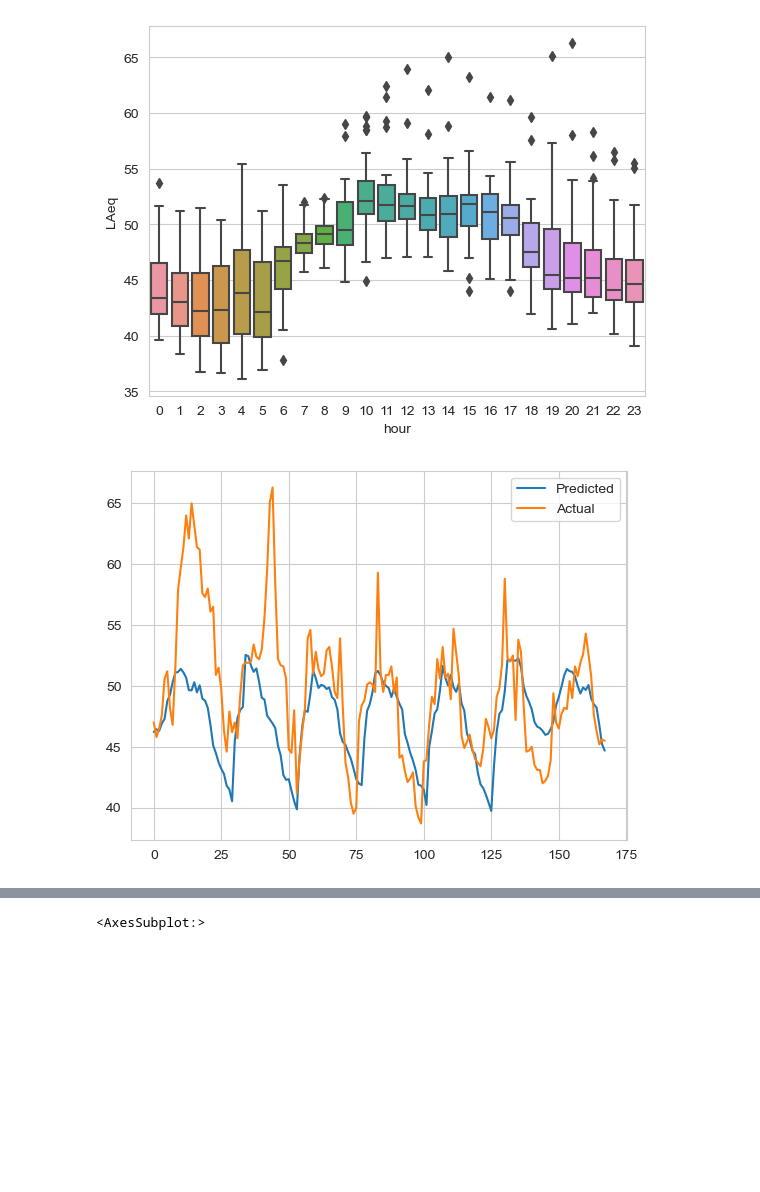
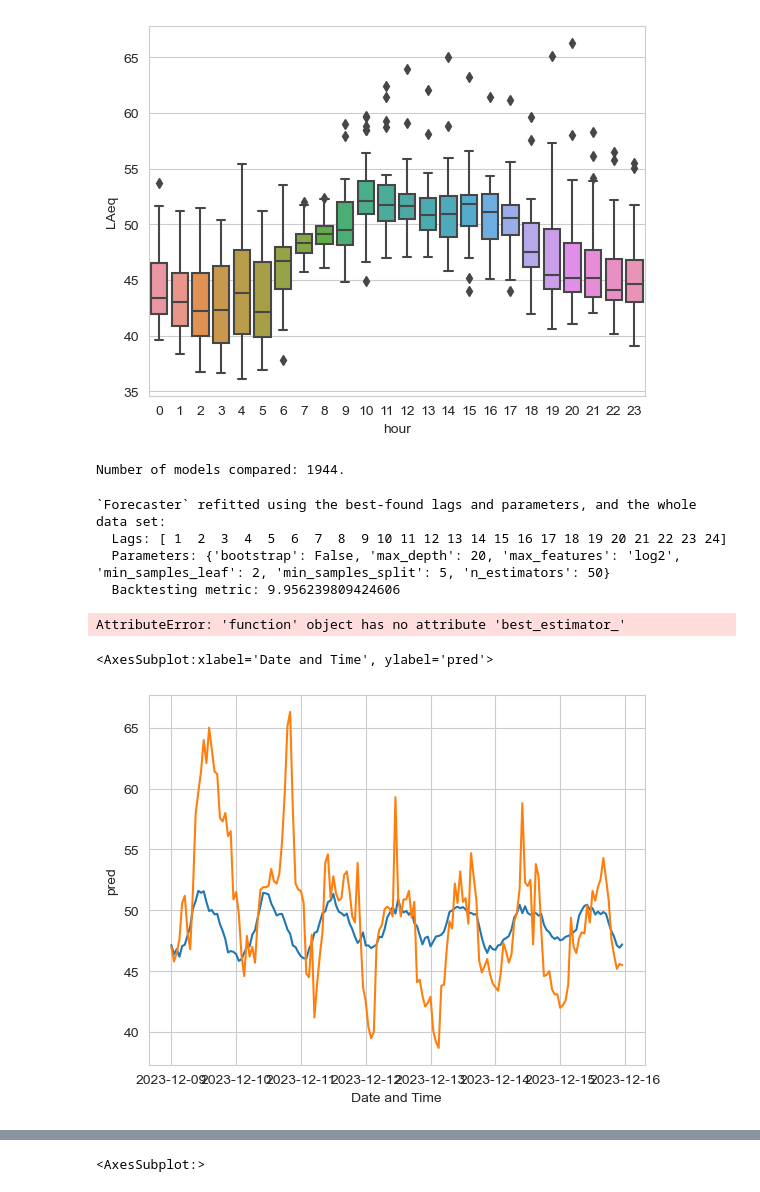
Before and after one commit to alexCCTcollege/Capstone, a Jupyter notebook: Transform.ipynb, the cells around one changed output, grey strips where cells are left out. Saved outputs shown, nothing was run; the diff lists cells and outputs as text; code cells hidden in the pictures; blank space fills up the shorter version.

```diff
--- a/Transform.ipynb
+++ b/Transform.ipynb
@@ -1013,26 +1013,68 @@ from sklearn.ensemble import RandomForestRegressor
 from sklearn.metrics import mean_squared_error
 import matplotlib.pyplot as plt
 from sklearn.ensemble import HistGradientBoostingRegressor
+from skforecast.model_selection import grid_search_forecaster
 
 # Split the dataset into training and testing (80% train, 20% test)
 train, test = Test[:len(Test)-168], Test[len(Test)-168:]
+
+param_grid = {
+    'n_estimators': [10, 50, 100],
+    'max_depth': [None, 10, 20],
+    'min_samples_split': [2, 5, 10],
+    'min_samples_leaf': [1, 2, 4],
+    'bootstrap': [True, False],
+    'max_features': ['auto', 'sqrt', 'log2', None],
+}
+
+lags_grid = [7, 24, [1,2,3,4,5,6,7,22,23,24,25,26]]
 
 # Create and fit the forecaster
 forecaster = ForecasterAutoreg(
     regressor=RandomForestRegressor(random_state=123),
     lags=7
 )
-
-# Fit the forecaster using 'LAeq' as the target variable and 'weekday' as the exogenous variable
 forecaster.fit(y=train["LAeq"], exog=train['hour'])
 
-# Make predictions for 168 steps (assuming hourly data and predicting 7 days ahead)
-predictions = forecaster.predict(steps=168, exog=test['hour'])
+results_grid = grid_search_forecaster(
+                        forecaster  = forecaster,
+                        y           = train["LAeq"],
+                        exog        = train['hour'],
+                        param_grid  = param_grid,
+                        lags_grid   = lags_grid,
+                        steps       = 10,
+                        metric      = 'mean_squared_error',
+                        allow_incomplete_fold = False,
+                        initial_train_size    = int(len(train["LAeq"])*0.5),
+                        return_best = True,
+                        verbose     = False
+                )
 
-# Plotting
-plt.plot(predictions.values, label='Predicted')
-plt.plot(test["LAeq"].values, label='Actual')
-plt.legend()
-plt.show()
+#print best parameters
+results_grid.iloc[0]['params']
 # %% [output]
-[figure, removed]
+Number of models compared: 1944.
+`Forecaster` refitted using the best-found lags and parameters, and the whole data set:
+  Lags: [ 1  2  3  4  5  6  7  8  9 10 11 12 13 14 15 16 17 18 19 20 21 22 23 24]
+  Parameters: {'bootstrap': False, 'max_depth': 20, 'max_features': 'log2', 'min_samples_leaf': 2, 'min_samples_split': 5, 'n_estimators': 50}
+  Backtesting metric: 9.956239809424606
+AttributeError: 'function' object has no attribute 'best_estimator_'
+# %%
+forecaster = ForecasterAutoreg(
+    regressor=RandomForestRegressor(random_state=123,
+                                    bootstrap = False,
+                                    max_depth= 20,
+                                    max_features= 'log2',
+                                    min_samples_leaf= 2,
+                                    min_samples_split= 5,
+                                    n_estimators= 50),
+    lags=7
+)
+forecaster.fit(y=train["LAeq"], exog=train['hour'])
+predictions = forecaster.predict(steps=168, exog=test['hour'])
+
+sns.lineplot(predictions)
+sns.lineplot(test['LAeq'])
+# %% [output]
+<AxesSubplot:xlabel='Date and Time', ylabel='pred'>
+[figure, added]
```
Also changed, not shown: parts of 1 cell of this notebook.
